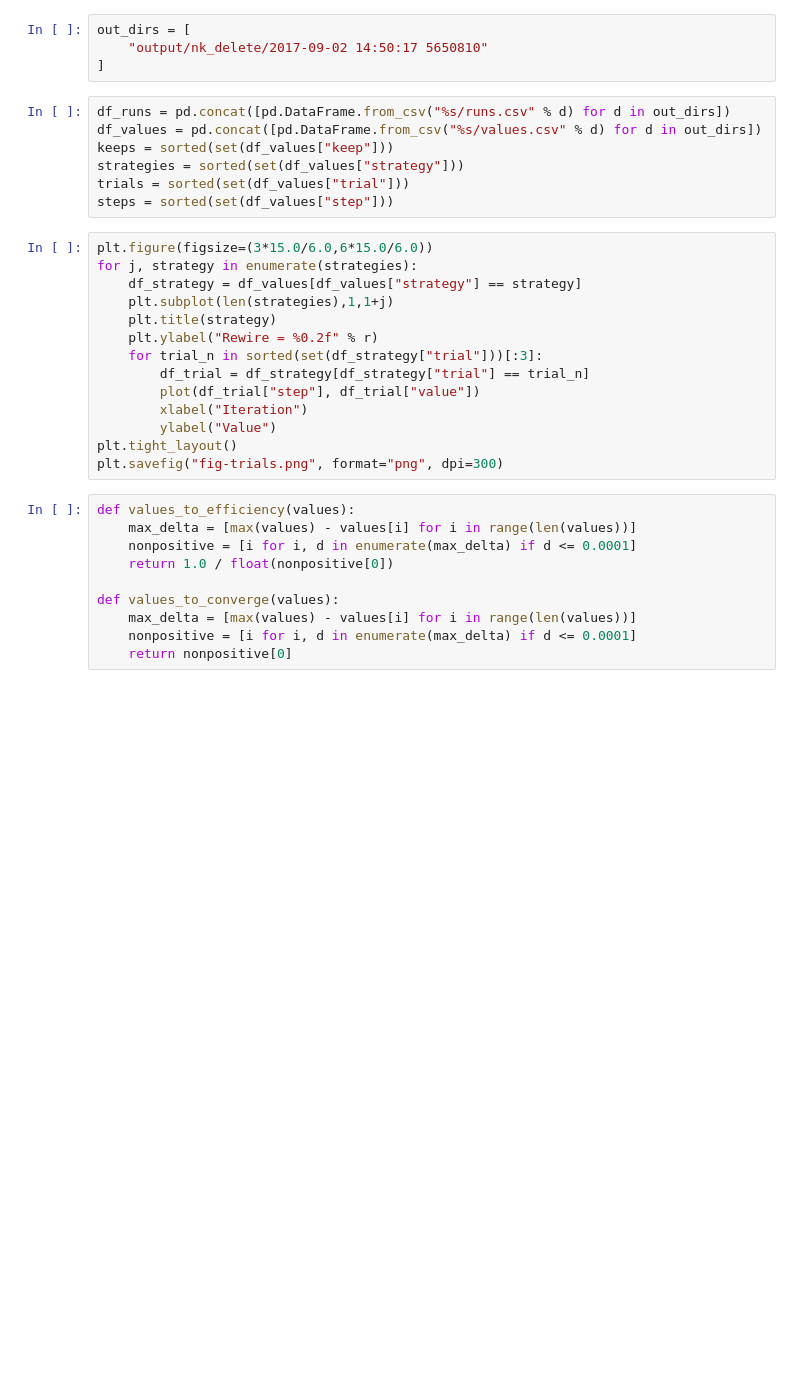
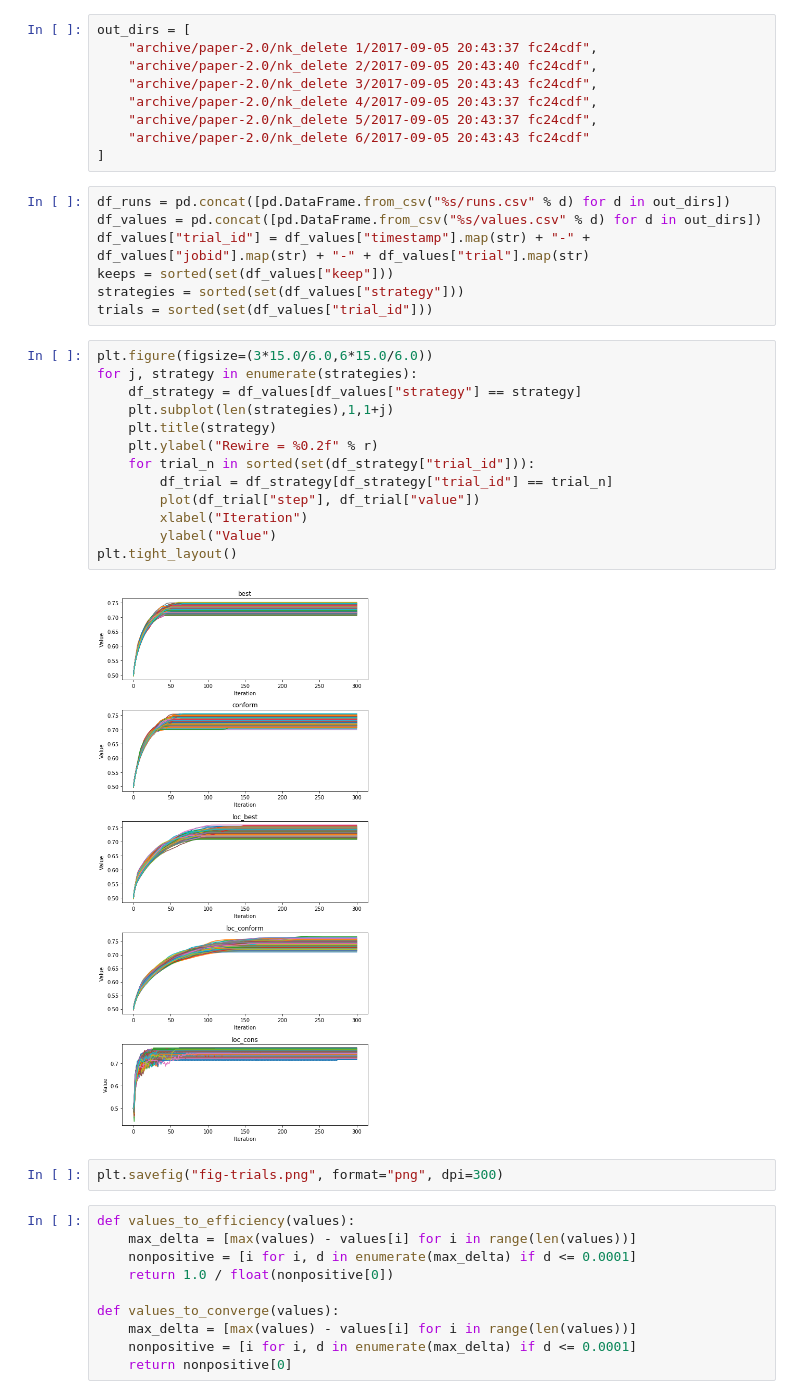
Before and after one commit to elplatt/NK-Net-Learn, a Jupyter notebook: Plot NK Network Delete.ipynb, the cells around one changed output. Drawn from its saved outputs; the diff is of its cells as text; blank space fills up the shorter version.

Commit message:
More plot and utility scripts.

```diff
--- a/Plot NK Network Delete.ipynb
+++ b/Plot NK Network Delete.ipynb
@@ -6,28 +10,36 @@ import pandas as pd
-# %%
-out_dirs = [
-    "output/nk_delete/2017-09-02 14:50:17 5650810"
-]
+# %%
+out_dirs = [
+    "archive/paper-2.0/nk_delete 1/2017-09-05 20:43:37 fc24cdf",
+    "archive/paper-2.0/nk_delete 2/2017-09-05 20:43:40 fc24cdf",
+    "archive/paper-2.0/nk_delete 3/2017-09-05 20:43:43 fc24cdf",
+    "archive/paper-2.0/nk_delete 4/2017-09-05 20:43:37 fc24cdf",
+    "archive/paper-2.0/nk_delete 5/2017-09-05 20:43:37 fc24cdf",
+    "archive/paper-2.0/nk_delete 6/2017-09-05 20:43:43 fc24cdf"
+]
 # %%
 df_runs = pd.concat([pd.DataFrame.from_csv("%s/runs.csv" % d) for d in out_dirs])
 df_values = pd.concat([pd.DataFrame.from_csv("%s/values.csv" % d) for d in out_dirs])
+df_values["trial_id"] = df_values["timestamp"].map(str) + "-" + df_values["jobid"].map(str) + "-" + df_values["trial"].map(str)
 keeps = sorted(set(df_values["keep"]))
 strategies = sorted(set(df_values["strategy"]))
-trials = sorted(set(df_values["trial"]))
-steps = sorted(set(df_values["step"]))
+trials = sorted(set(df_values["trial_id"]))
 # %%
 plt.figure(figsize=(3*15.0/6.0,6*15.0/6.0))
 for j, strategy in enumerate(strategies):
     df_strategy = df_values[df_values["strategy"] == strategy]
     plt.subplot(len(strategies),1,1+j)
     plt.title(strategy)
     plt.ylabel("Rewire = %0.2f" % r)
-    for trial_n in sorted(set(df_strategy["trial"]))[:3]:
-        df_trial = df_strategy[df_strategy["trial"] == trial_n]
+    for trial_n in sorted(set(df_strategy["trial_id"])):
+        df_trial = df_strategy[df_strategy["trial_id"] == trial_n]
         plot(df_trial["step"], df_trial["value"])
         xlabel("Iteration")
         ylabel("Value")
 plt.tight_layout()
-plt.savefig("fig-trials.png", format="png", dpi=300)
+# %% [output]
+[figure, added]
+# %%
+plt.savefig("fig-trials.png", format="png", dpi=300)
 # %%
 def values_to_efficiency(values):
     max_delta = [max(values) - values[i] for i in range(len(values))]
```
Also changed, not shown: parts of 21 cells of this notebook, 1 other file.
